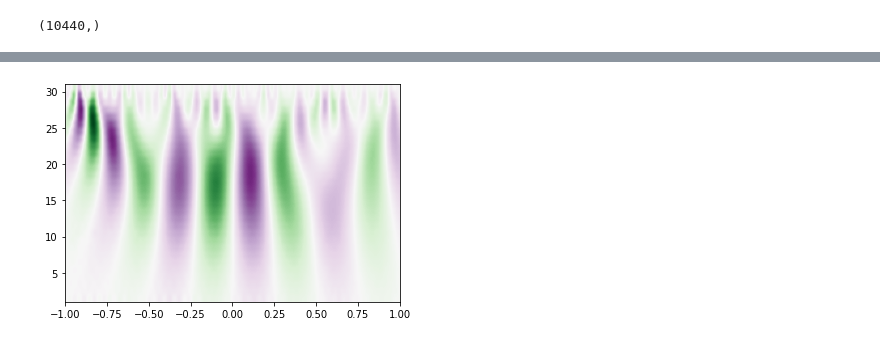
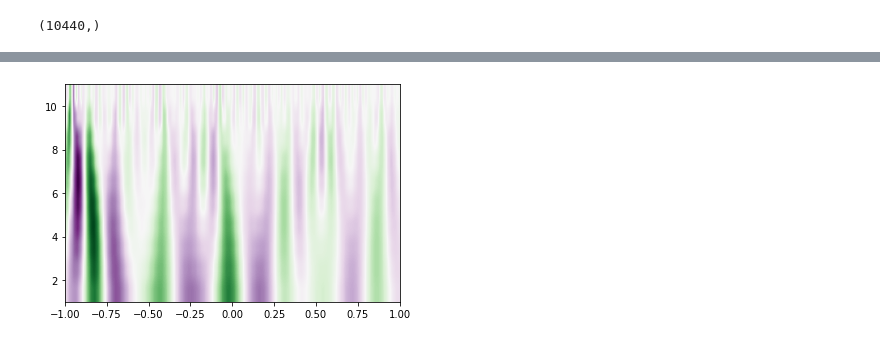
Before and after one commit to daruai/MNIST-brain-digits, a Jupyter notebook: brain-digits-wavelets.ipynb, the cells around one changed output, grey strips where cells are left out. Drawn from its saved outputs; the diff is of its cells as text; code cells hidden in the pictures.

```diff
--- a/brain-digits-wavelets.ipynb
+++ b/brain-digits-wavelets.ipynb
@@ -144,13 +144,13 @@ plt.show()
 # %%
 import pywt
 
 t = list(np.arange(0,2,1/256))
 sig  = df_train_filtered.iloc[3].channel_0
-widths = np.arange(1, 31)
+widths = np.arange(1, 11)
 cwtmatr, freqs = pywt.cwt(sig, widths, 'mexh')
-plt.imshow(cwtmatr, extent=[-1, 1, 1, 31], cmap='PRGn', aspect='auto',
+plt.imshow(cwtmatr, extent=[-1, 1, 1, 11], cmap='PRGn', aspect='auto',
             vmax=abs(cwtmatr).max(), vmin=-abs(cwtmatr).max())  # doctest: +SKIP
 plt.show() # doctest: +SKIP
 # %% [output]
-[figure, old version]
+[figure, new version]
 # %%
```
Also changed, not shown: parts of 14 cells of this notebook.
